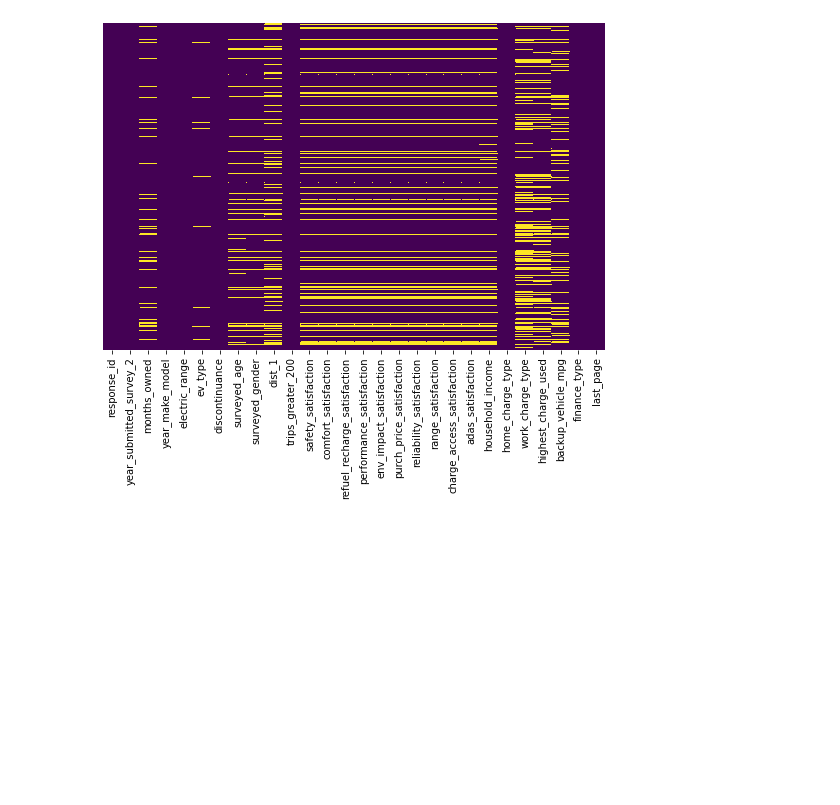
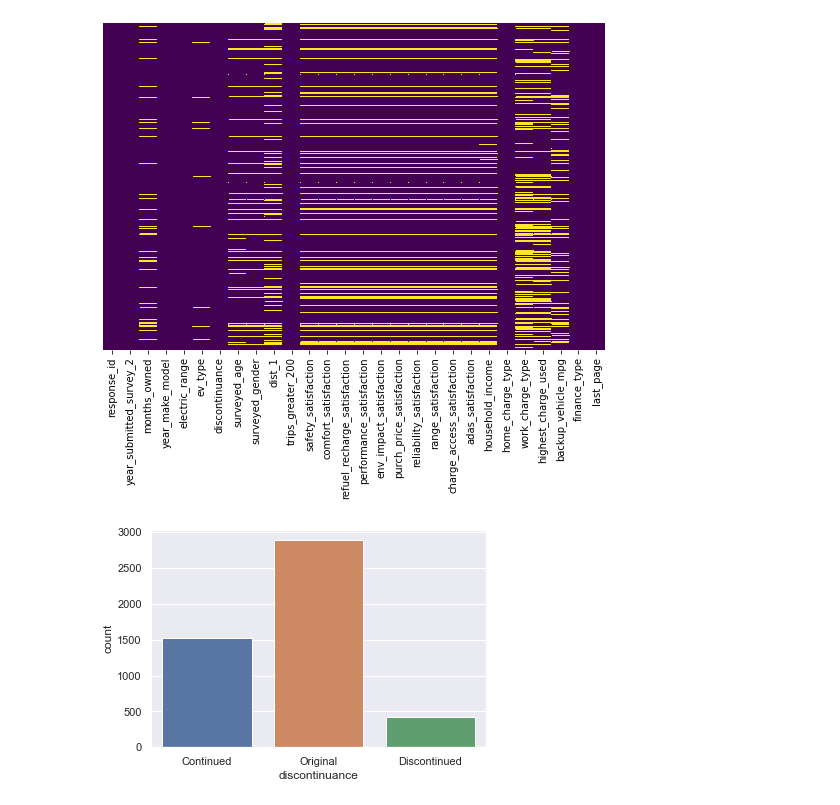
Before and after one commit to mrpalazz/ev_prediction_analytics, a Jupyter notebook: Notebooks/02.2.1-data_wrangling.ipynb, the cells around one changed output. Cells and saved outputs as stored; diff of their text form; code cells hidden in the pictures; blank space fills up the shorter version.

```diff
--- a/Notebooks/02.2.1-data_wrangling.ipynb
+++ b/Notebooks/02.2.1-data_wrangling.ipynb
@@ -109,3 +122,9 @@ sns.heatmap(ev_survey_output_raw.isnull(),
 # %% [output]
 <AxesSubplot:>
 [figure]
+# %%
+sns.set_theme
+ax = sns.countplot(x = ev_survey_output_raw.discontinuance, data = ev_survey_output_raw)
+plt.show()
+# %% [output]
+[figure, added]
```
Also changed, not shown: parts of 14 cells of this notebook.
